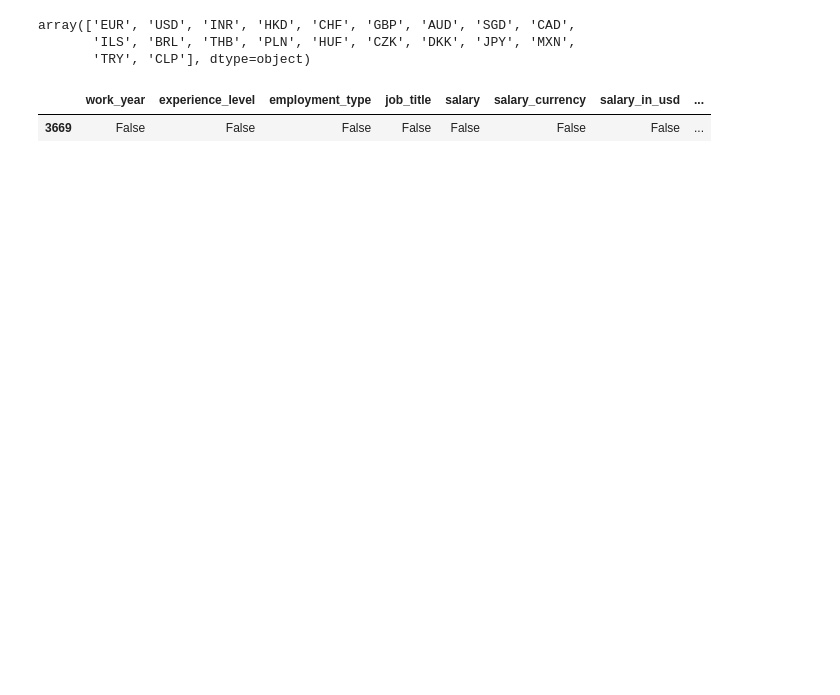
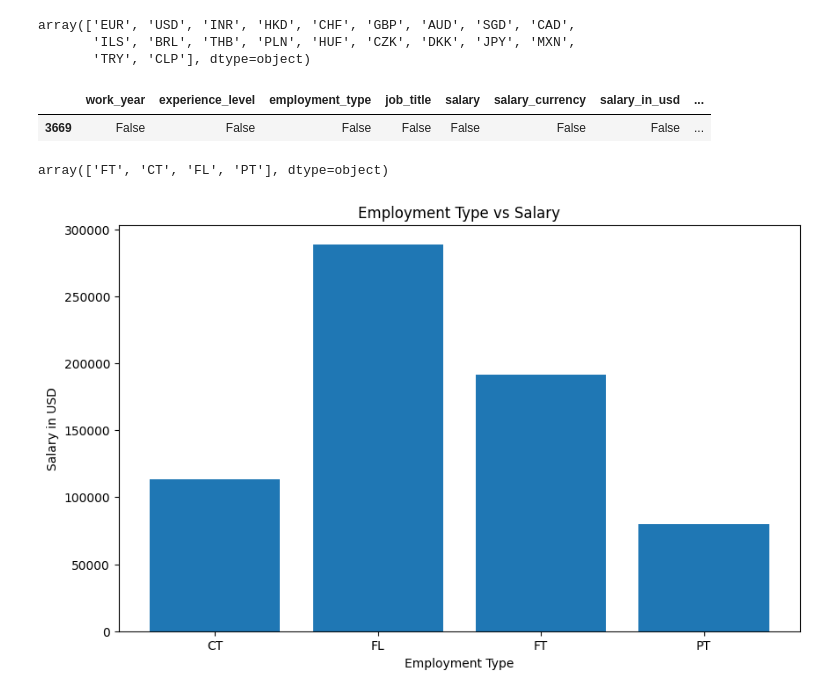
Before and after one commit to M-Shahryar/data_science_salaries_2023, a Jupyter notebook: Notebook/nt_1.ipynb, the cells around one changed output. Drawn from its saved outputs; the diff is of its cells as text; code cells hidden in the pictures; blank space fills up the shorter version.

```diff
--- a/Notebook/nt_1.ipynb
+++ b/Notebook/nt_1.ipynb
@@ -153,3 +155,18 @@ clp
 # %% [output]
 |  | work_year | experience_level | employment_type | job_title | salary | salary_currency | salary_in_usd | ... |
 | 3669 | False | False | False | False | False | False | False | ... |
+# %%
+df["employment_type"].unique()
+# %% [output]
+array(['FT', 'CT', 'FL', 'PT'], dtype=object)
+# %%
+mean_salary = df.groupby('employment_type')['salary'].mean().reset_index()
+
+plt.figure(figsize=(10, 6))
+plt.bar(mean_salary['employment_type'], mean_salary['salary'])
+plt.xlabel('Employment Type')
+plt.ylabel('Salary in USD')
+plt.title('Employment Type vs Salary')
+plt.show()
+# %% [output]
+[figure, added]
```
Also changed, not shown: parts of 4 cells of this notebook.
